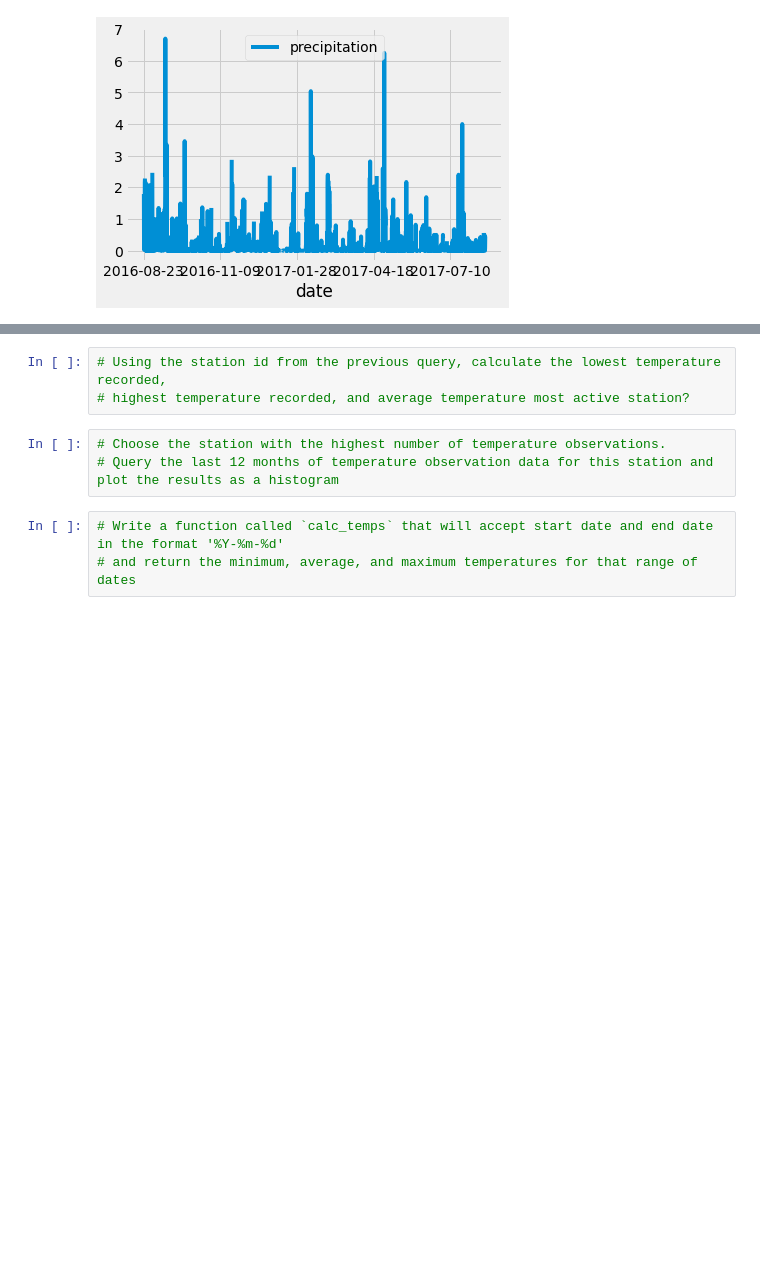
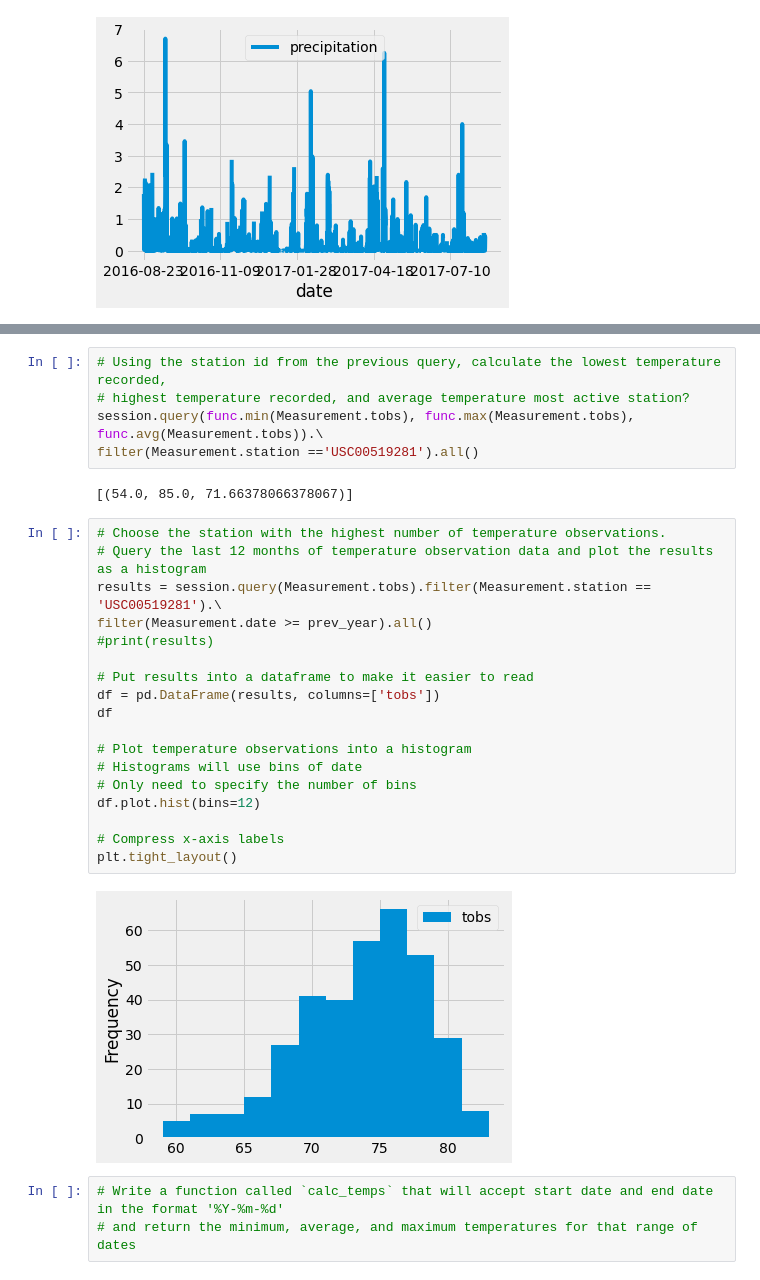
Before and after one commit to acfthomson/surfs_up, a Jupyter notebook: climate_analysis.ipynb, the cells around one changed output, grey strips where cells are left out. Cells and saved outputs as stored; diff of their text form; blank space fills up the shorter version.

Commit message:
added histogram of temperature observations

```diff
--- a/climate_analysis.ipynb
+++ b/climate_analysis.ipynb
@@ -80,9 +106,30 @@ df.plot()
 # %%
 # Using the station id from the previous query, calculate the lowest temperature recorded,
 # highest temperature recorded, and average temperature most active station?
+session.query(func.min(Measurement.tobs), func.max(Measurement.tobs), func.avg(Measurement.tobs)).\
+filter(Measurement.station =='USC00519281').all()
+# %% [output]
+[(54.0, 85.0, 71.66378066378067)]
-# %%
-# Choose the station with the highest number of temperature observations.
-# Query the last 12 months of temperature observation data for this station and plot the results as a histogram
+# %%
+# Choose the station with the highest number of temperature observations.
+# Query the last 12 months of temperature observation data and plot the results as a histogram
+results = session.query(Measurement.tobs).filter(Measurement.station == 'USC00519281').\
+filter(Measurement.date >= prev_year).all()
+#print(results)
+
+# Put results into a dataframe to make it easier to read
+df = pd.DataFrame(results, columns=['tobs'])
+df
+
+# Plot temperature observations into a histogram
+# Histograms will use bins of date
+# Only need to specify the number of bins
+df.plot.hist(bins=12)
+
+# Compress x-axis labels
+plt.tight_layout()
+# %% [output]
+[figure, added]
 # %%
 # Write a function called `calc_temps` that will accept start date and end date in the format '%Y-%m-%d'
 # and return the minimum, average, and maximum temperatures for that range of dates
```
Also changed, not shown: parts of 3 cells of this notebook.
